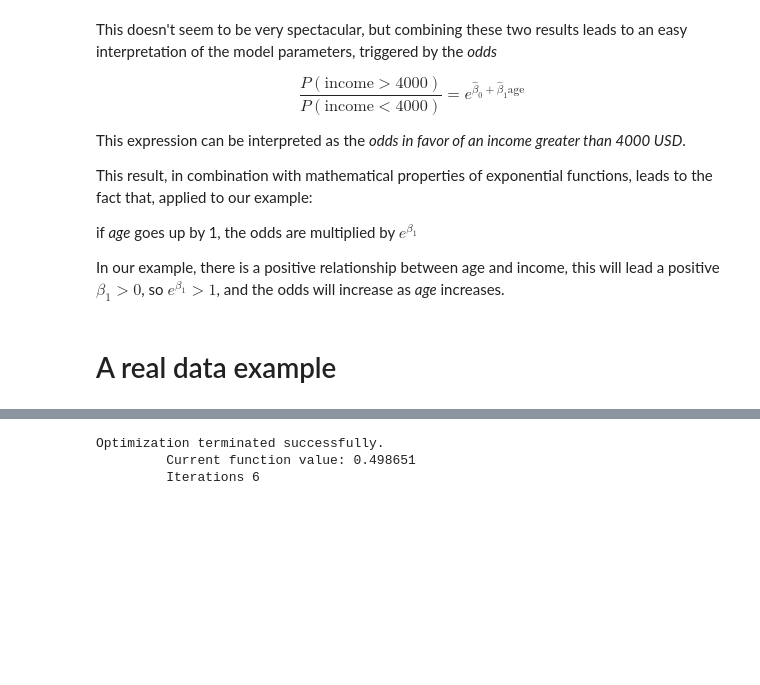
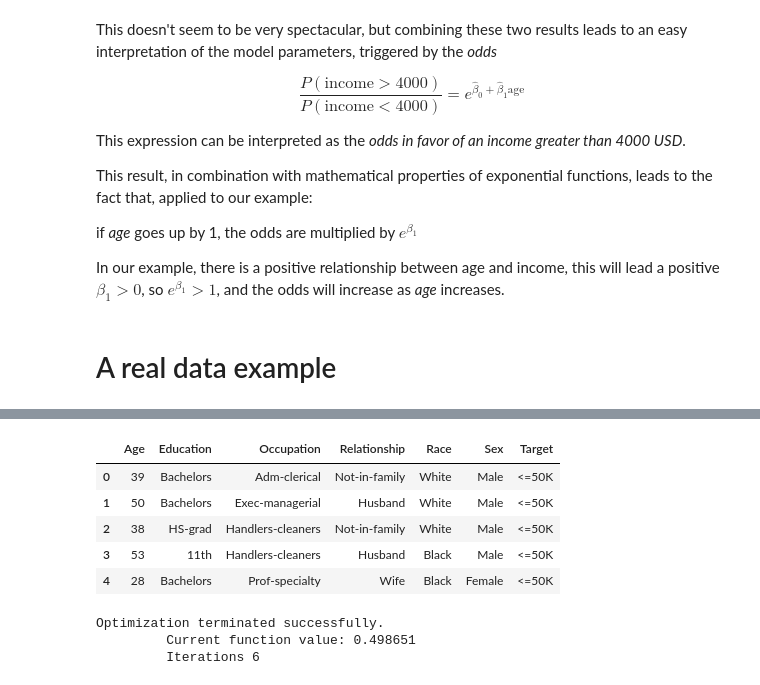
Before and after one commit to keita-dc/dsc-linear-to-logistic-regression-dc-ds-060319, a Jupyter notebook: index.ipynb, the cells around one changed output, grey strips where cells are left out. Cells and saved outputs as stored; diff of their text form; code cells hidden in the pictures; blank space fills up the shorter version.

```diff
--- a/index.ipynb
+++ b/index.ipynb
@@ -217,3 +196,12 @@ y
+# %%
+salaries.head()
+# %% [output]
+|  | Age | Education | Occupation | Relationship | Race | Sex | Target |
+| 0 | 39 | Bachelors | Adm-clerical | Not-in-family | White | Male | <=50K |
+| 1 | 50 | Bachelors | Exec-managerial | Husband | White | Male | <=50K |
+| 2 | 38 | HS-grad | Handlers-cleaners | Not-in-family | White | Male | <=50K |
+| 3 | 53 | 11th | Handlers-cleaners | Husband | Black | Male | <=50K |
+| 4 | 28 | Bachelors | Prof-specialty | Wife | Black | Female | <=50K |
 # %%
 import statsmodels.api as sm
 logit_model = sm.Logit(y.iloc[:,1], X)
```
Also changed, not shown: parts of 1 cell of this notebook.
